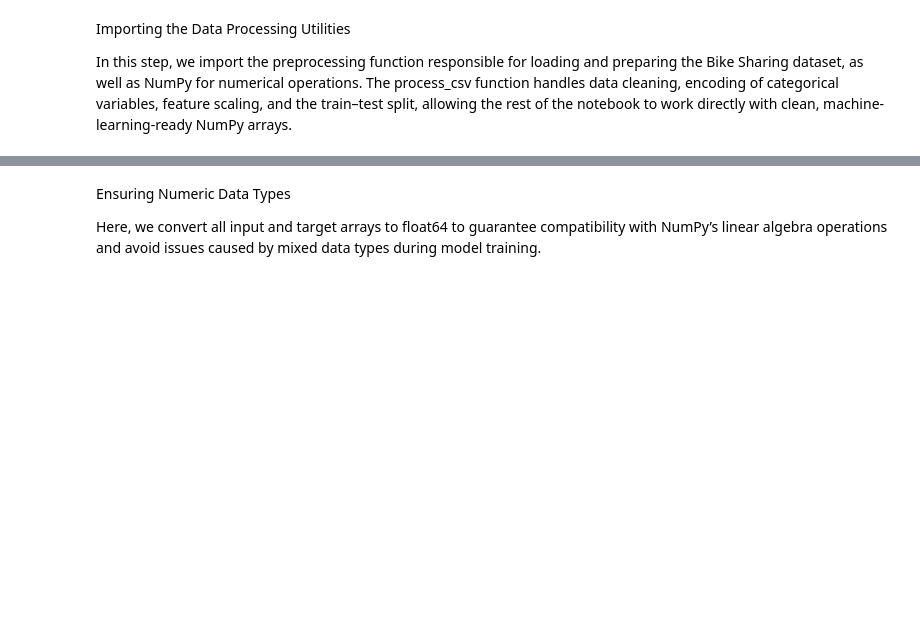
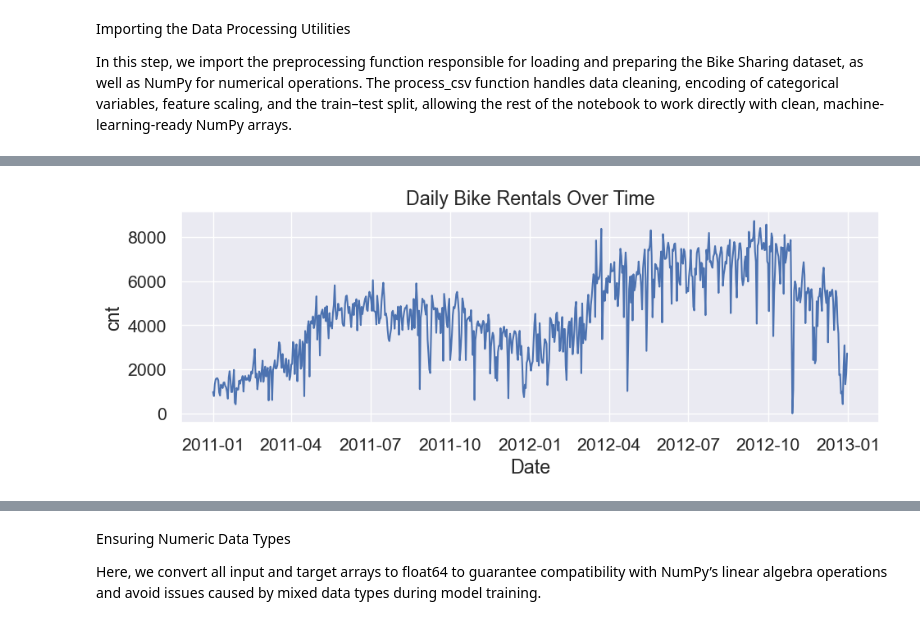
Before and after one commit to Victor-Akinode/comp551-Ass1, a Jupyter notebook: COMP551-1.ipynb, the cells around one changed output, grey strips where cells are left out. Cells and saved outputs as stored; diff of their text form; code cells hidden in the pictures; blank space fills up the shorter version.

```diff
--- a/COMP551-1.ipynb
+++ b/COMP551-1.ipynb
@@ -25,0 +114,14 @@ import numpy as np
+# %%
+#4.Target Vs Time
+raw_df["dteday"] = pd.to_datetime(raw_df["dteday"])
+raw_df_sorted = raw_df.sort_values("dteday")
+
+plt.figure(figsize=(10, 4))
+plt.plot(raw_df_sorted["dteday"], raw_df_sorted["cnt"])
+plt.xlabel("Date")
+plt.ylabel("cnt")
+plt.title("Daily Bike Rentals Over Time")
+plt.tight_layout()
+plt.show()
+# %% [output]
+[figure, added]
```
Also changed, not shown: parts of 15 cells of this notebook, 1 other file.
